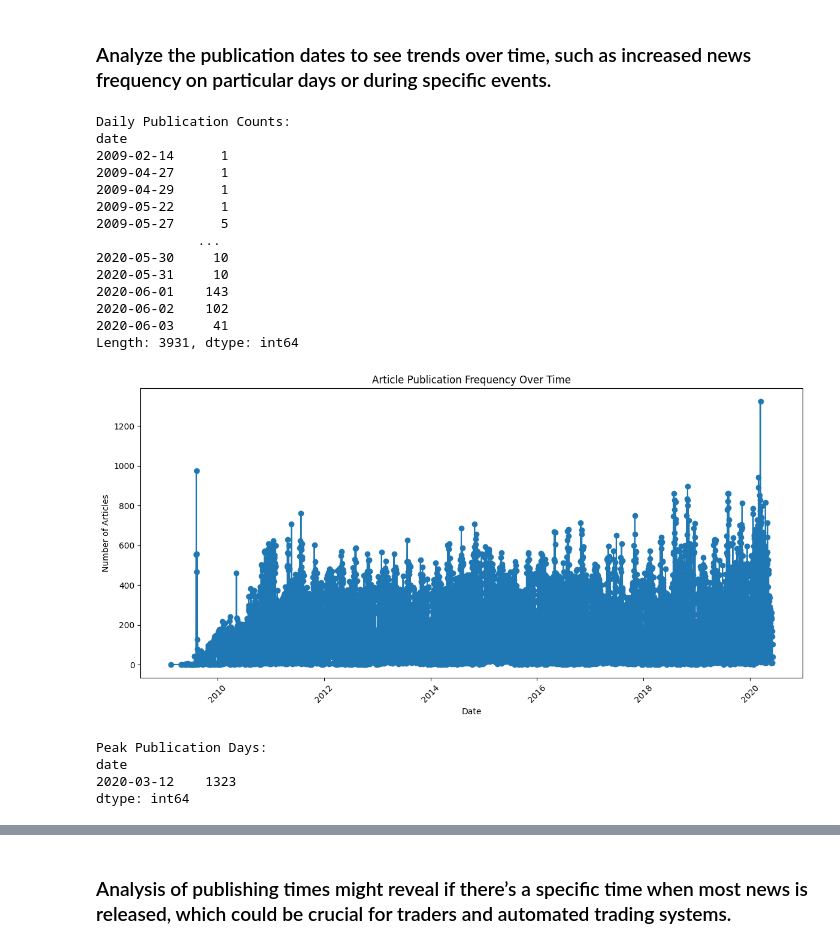
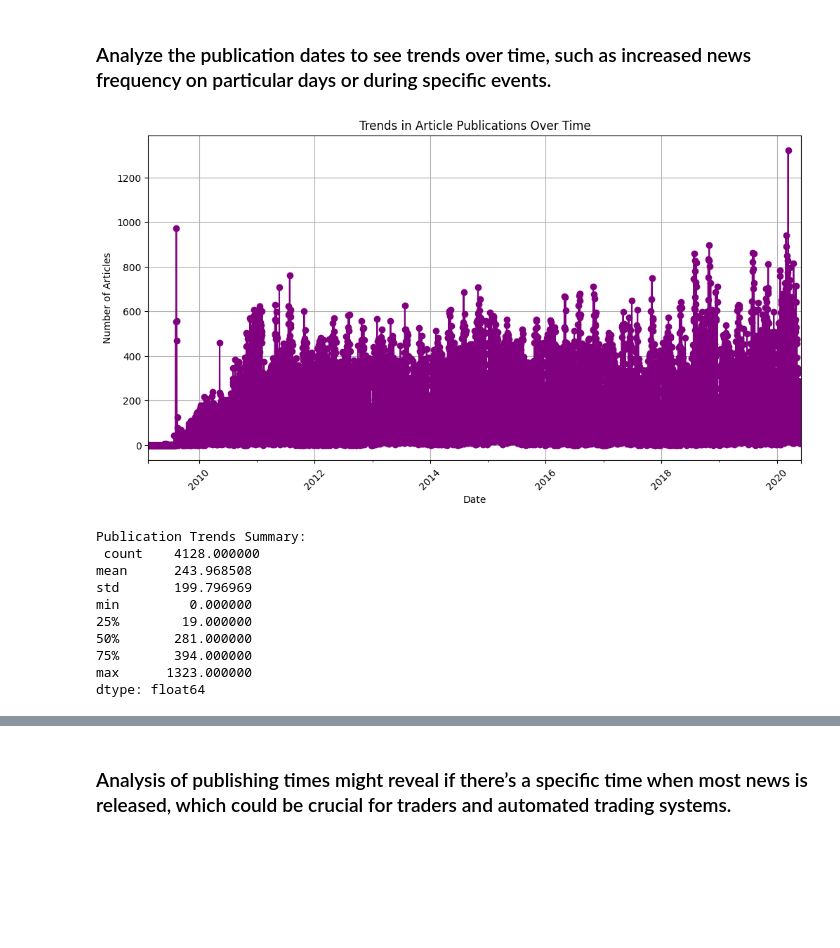
Before and after one commit to wondifraw/Kifya_AI_Mastery_week1__challenge, a Jupyter notebook: notebooks/EDA_Task1.ipynb, the cells around one changed output, grey strips where cells are left out. Cells and saved outputs as stored; diff of their text form; code cells hidden in the pictures; blank space fills up the shorter version.

```diff
--- a/notebooks/EDA_Task1.ipynb
+++ b/notebooks/EDA_Task1.ipynb
@@ -61,25 +59,17 @@ analysis.descriptive_statistics()
 # %% [markdown]
 ### Analyze the publication dates to see trends over time, such as increased news frequency on particular days or during specific events.
 # %%
-## Analyze publication dates
-analysis.analyze_publication_dates()
+## Analyze publication trends
+analysis_data.analyze_publication_trends()
 # %% [output]
+[figure, new version]
-Daily Publication Counts:
-date
-2009-02-14      1
-2009-04-27      1
-2009-04-29      1
-2009-05-22      1
-2009-05-27      5
-             ...
-2020-05-30     10
-2020-05-31     10
-2020-06-01    143
-2020-06-02    102
-2020-06-03     41
-Length: 3931, dtype: int64
+Publication Trends Summary:
+ count    4128.000000
+mean      243.968508
+std       199.796969
+min         0.000000
+25%        19.000000
+50%       281.000000
+75%       394.000000
+max      1323.000000
+dtype: float64
-[figure, old version]
-Peak Publication Days:
-date
-2020-03-12    1323
-dtype: int64
```
Also changed, not shown: parts of 45 cells of this notebook, 8 other files.
